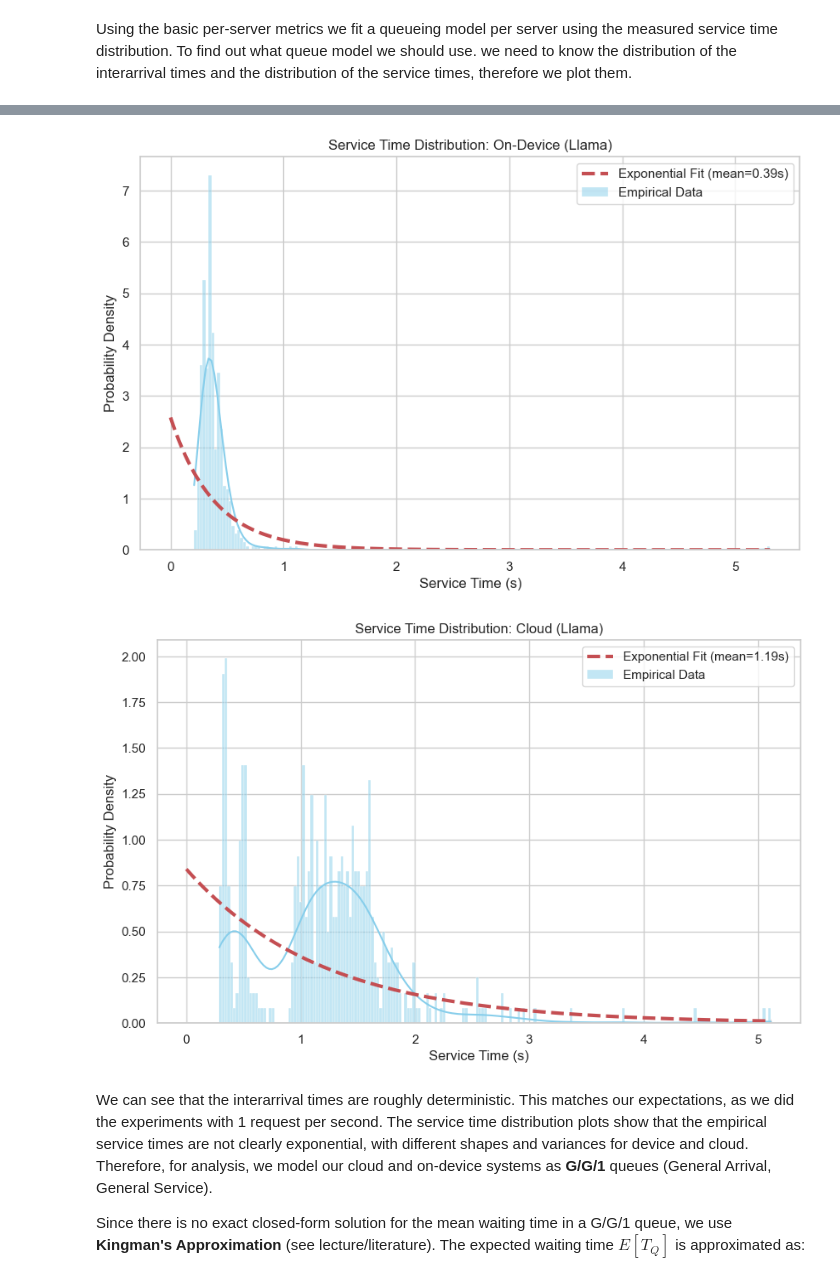
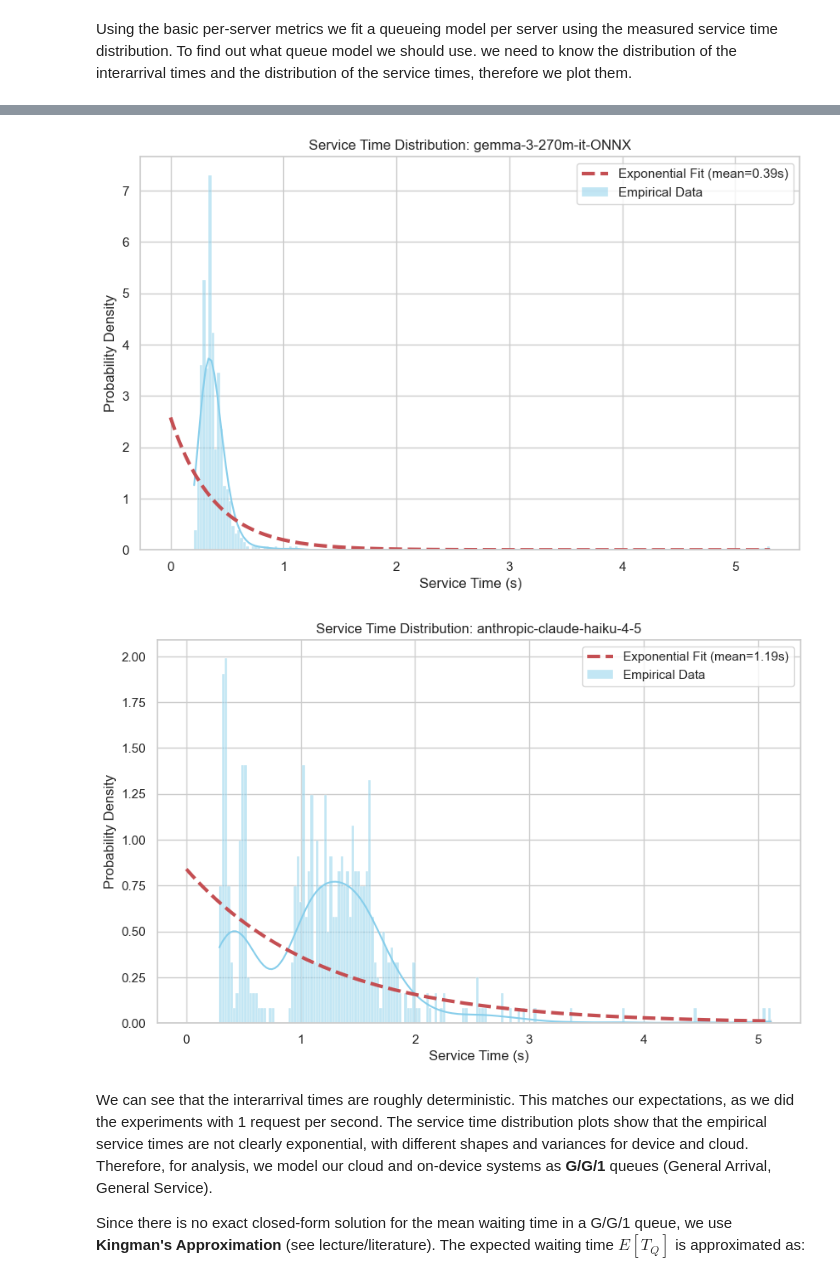
Before and after one commit to fabianHueni/UNIBE_MSGAI_HS25_Project, a Jupyter notebook: analyse/analyse_queueing_policy.ipynb, the cells around one changed output, grey strips where cells are left out. Saved outputs shown, nothing was run; the diff lists cells and outputs as text; code cells hidden in the pictures.

```diff
--- a/analyse/analyse_queueing_policy.ipynb
+++ b/analyse/analyse_queueing_policy.ipynb
@@ -113,6 +112,8 @@ df_cloud_ex = raw_dfs['cloud/cloud_raw_experiment_anthropic-claude-haiku-4-5_alw
 df_device_ex = raw_dfs['philip/raw_experiment_gemma-3-270m-it-ONNX_always_device_once-per-sec_2025-12-04T08-01-13'].copy()
 
 
+name_cloud = "anthropic-claude-haiku-4-5"
+name_device = "gemma-3-270m-it-ONNX"
 
 on_device_speedup_factor = 1
 on_device_speedup_shift = 00 #linear shift factor in ms
@@ -127,13 +128,6 @@ print(f"cloud: Applying speedup factor {cloud_speedup_factor} and shift -{cloud_
 # clip(lower=1.0) to prevent negative inference times!
 df_device_ex['inference_time_ms'] = (df_device_ex['inference_time_ms'] * on_device_speedup_factor - on_device_speedup_shift).clip(lower=1.0)
 df_cloud_ex['inference_time_ms'] = (df_cloud_ex['inference_time_ms'] * cloud_speedup_factor - cloud_speedup_shift).clip(lower=1.0)
-
-# WARNING: We cannot simply recalculate total_latency_ms here.
-# The old 'queueing_time_ms' is invalid because a faster device would have had a much smaller queue.
-# We must rely on the M/G/1 simulation to estimate the new total latency.
-
-# Recalculate total latency to maintain consistency (Total = Queue + Inference). ... (Don't do this if you want accurate total stats)
-# df_device_ex['total_latency_ms'] = df_device_ex['queueing_time_ms'] + df_device_ex['inference_time_ms']
 # %% [output]
 on-device: Applying speedup factor 1 and shift -0ms...
 cloud: Applying speedup factor 1 and shift -0ms...
@@ -179,9 +172,9 @@ plot_inter_arrival_distribution(df_cloud_ex, "Cloud (Llama)")
 # %%
-plot_service_time_distribution(df_device_ex, "On-Device (Llama)")
-plot_service_time_distribution(df_cloud_ex, "Cloud (Llama)")
+plot_service_time_distribution(df_device_ex, name_device)
+plot_service_time_distribution(df_cloud_ex, name_cloud)
 # %% [output]
-[figure, old version]
+[figure, new version]
-[figure, old version]
+[figure, new version]
 # %% [markdown]
 We can see that the interarrival times are roughly deterministic. This matches our expectations, as we did the experiments with 1 request per second. The service time distribution plots show that the empirical service times are not clearly exponential, with different shapes and variances for device and cloud. Therefore, for analysis, we model our cloud and on-device systems as **G/G/1** queues (General Arrival, General Service).
 
```
Also changed, not shown: parts of 21 cells of this notebook, 1 other file.
